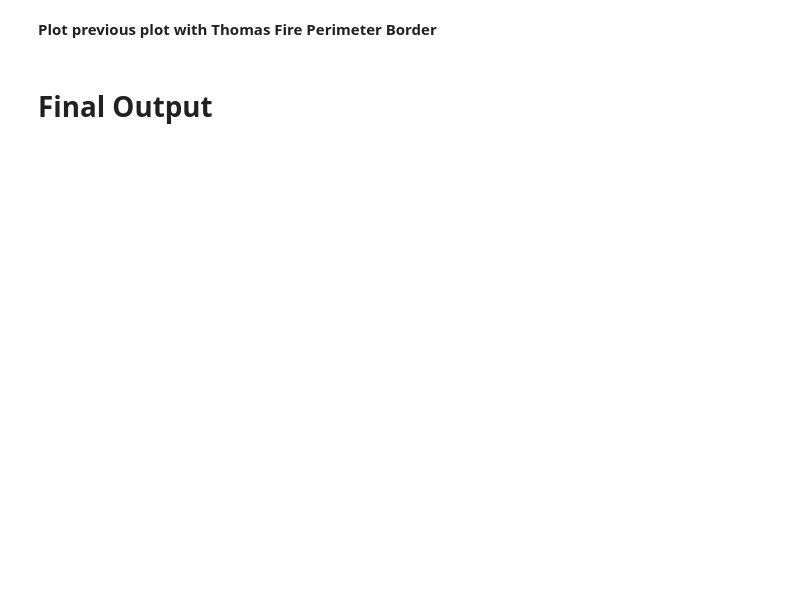
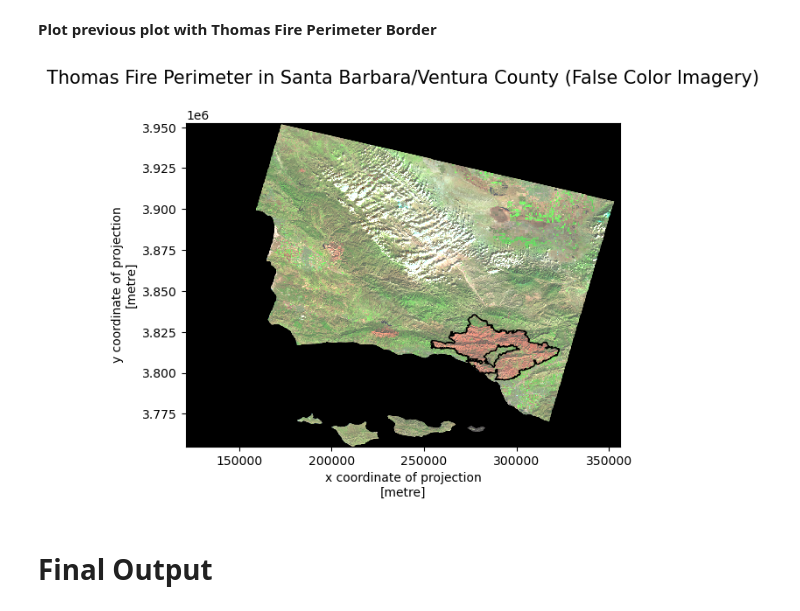
Before and after one commit to h-hahn/eds220-hwk-4-task-3, a Jupyter notebook: thomas_fire.ipynb, the cells around one changed output. Drawn from its saved outputs; the diff is of its cells as text; code cells hidden in the pictures; blank space fills up the shorter version.

```diff
--- a/thomas_fire.ipynb
+++ b/thomas_fire.ipynb
@@ -177,29 +253,31 @@ landsat[['swir22', 'nir08', 'red']].to_array().plot.imshow(robust = True)
 # %%
 # create axis
 fig, ax = plt.subplots()
 
 # -----------------------------------------------------
 
 # plot thomas fire perimeter
 thomas_fire.plot(ax = ax,
-                color = 'cornflowerblue',
+                facecolor="none",
                 edgecolor = 'black')
 
 #------------------------------------------------------
 
 # plot the false color image
 landsat[['swir22', 'nir08', 'red']].to_array().plot.imshow(robust = True)
 
 # -----------------------------------------------------
 
 # set the title
 ax.set_title('Thomas Fire Perimeter in Santa Barbara/Ventura County (False Color Imagery)',
              fontsize = 15,
              x=0.5, y=1.1) # move title up
 
 
 # show plot
 plt.show()
+# %% [output]
+[figure, added]
 # %% [markdown]
 # Final Output
 # %%
```
Also changed, not shown: parts of 16 cells of this notebook.
